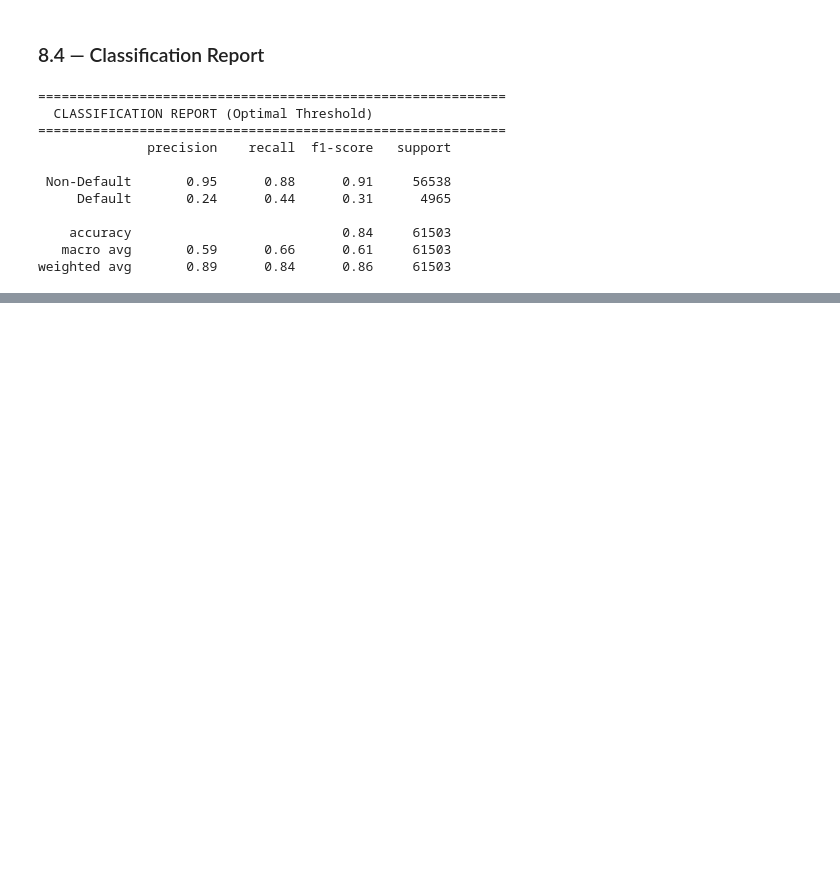
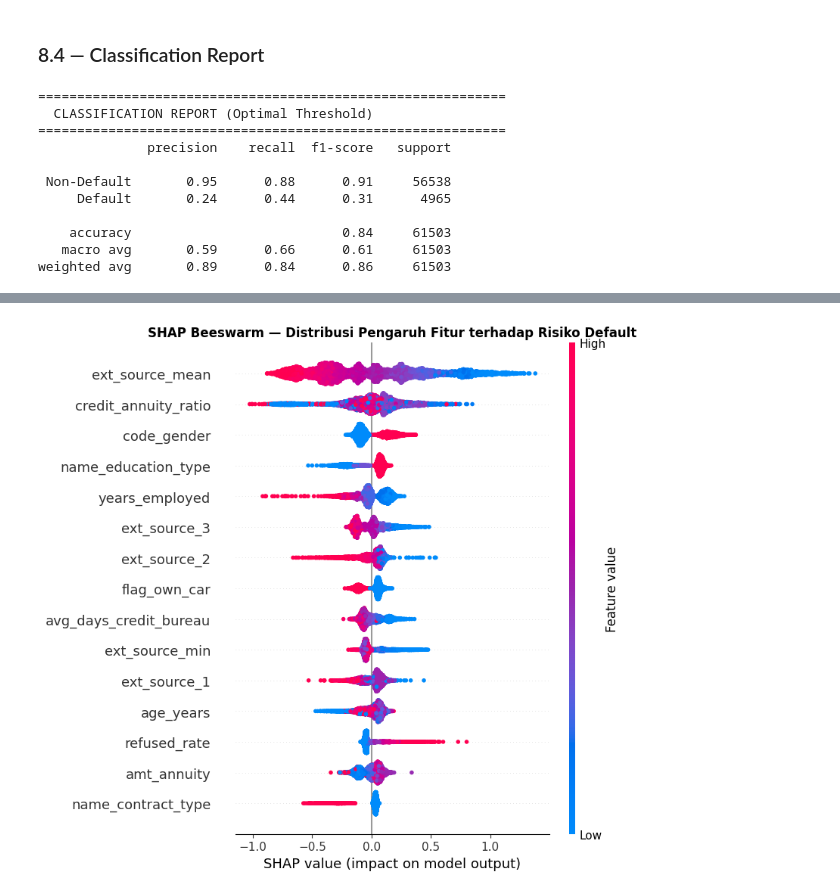
Before and after one commit to rdityaza/credit-risk-analytics, a Jupyter notebook: notebooks/Credit_Risk_Predictive_Modeling.ipynb, the cells around one changed output, grey strips where cells are left out. Cells and saved outputs as stored; diff of their text form; code cells hidden in the pictures; blank space fills up the shorter version.

```diff
--- a/notebooks/Credit_Risk_Predictive_Modeling.ipynb
+++ b/notebooks/Credit_Risk_Predictive_Modeling.ipynb
@@ -488,0 +578,15 @@ weighted avg       0.89      0.84      0.86     61503
+# %%
+# SHAP Beeswarm Plot — distribusi pengaruh fitur
+plt.figure(figsize=(10, 8))
+shap.summary_plot(
+    shap_values,
+    X_test_sample,
+    max_display = 15,
+    show = False
+)
+plt.title('SHAP Beeswarm — Distribusi Pengaruh Fitur terhadap Risiko Default', fontsize=12, fontweight='bold')
+plt.tight_layout()
+plt.savefig('../data/shap_beeswarm.png', dpi=150, bbox_inches='tight')
+plt.show()
+# %% [output]
+[figure, added]
```
Also changed, not shown: parts of 6 cells of this notebook.
